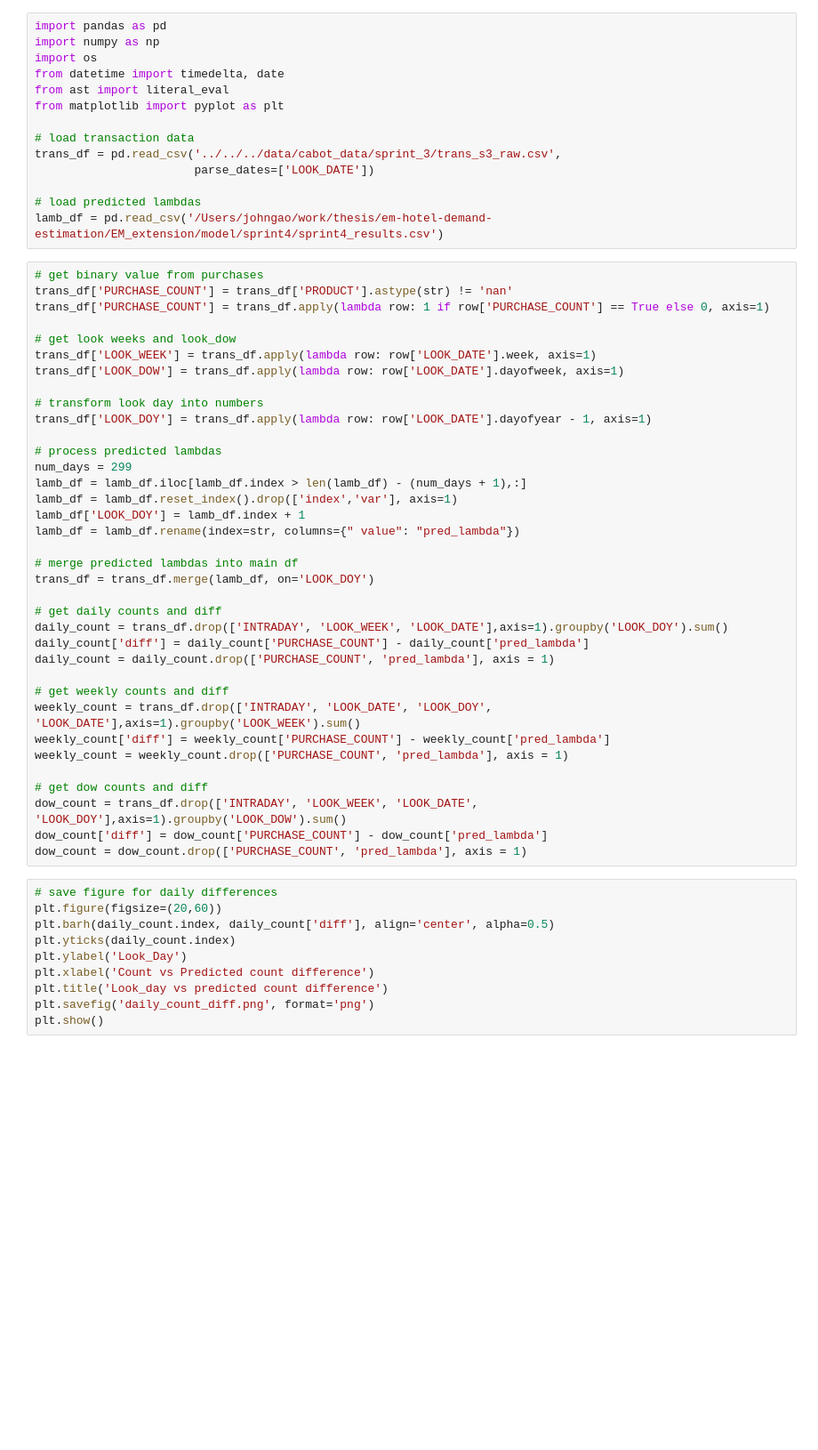
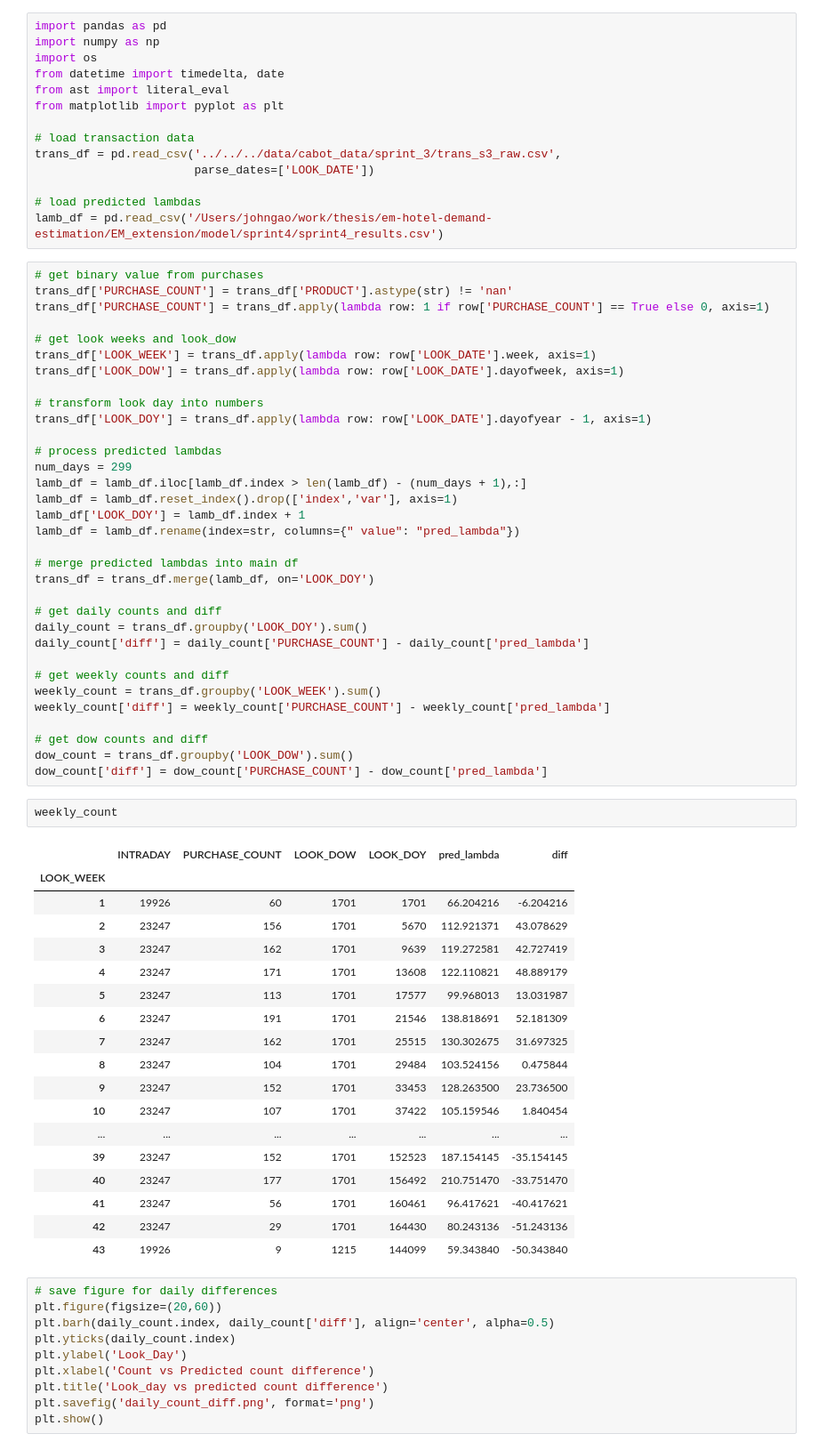
Before and after one commit to johngao2/EM-hotel-demand, a Jupyter notebook: EM_extension/model/sprint4/Result EDA.ipynb, the cells around one changed output. Shown at 89% size. Cells and saved outputs as stored; diff of their text form; blank space fills up the shorter version.

```diff
--- a/EM_extension/model/sprint4/Result EDA.ipynb
+++ b/EM_extension/model/sprint4/Result EDA.ipynb
@@ -35,19 +35,37 @@ lamb_df = lamb_df.rename(index=str, columns={" value": "pred_lambda"})
 trans_df = trans_df.merge(lamb_df, on='LOOK_DOY')
 
 # get daily counts and diff
-daily_count = trans_df.drop(['INTRADAY', 'LOOK_WEEK', 'LOOK_DATE'],axis=1).groupby('LOOK_DOY').sum()
+daily_count = trans_df.groupby('LOOK_DOY').sum()
 daily_count['diff'] = daily_count['PURCHASE_COUNT'] - daily_count['pred_lambda']
-daily_count = daily_count.drop(['PURCHASE_COUNT', 'pred_lambda'], axis = 1)
 
 # get weekly counts and diff
-weekly_count = trans_df.drop(['INTRADAY', 'LOOK_DATE', 'LOOK_DOY', 'LOOK_DATE'],axis=1).groupby('LOOK_WEEK').sum()
+weekly_count = trans_df.groupby('LOOK_WEEK').sum()
 weekly_count['diff'] = weekly_count['PURCHASE_COUNT'] - weekly_count['pred_lambda']
-weekly_count = weekly_count.drop(['PURCHASE_COUNT', 'pred_lambda'], axis = 1)
 
 # get dow counts and diff
-dow_count = trans_df.drop(['INTRADAY', 'LOOK_WEEK', 'LOOK_DATE', 'LOOK_DOY'],axis=1).groupby('LOOK_DOW').sum()
+dow_count = trans_df.groupby('LOOK_DOW').sum()
 dow_count['diff'] = dow_count['PURCHASE_COUNT'] - dow_count['pred_lambda']
-dow_count = dow_count.drop(['PURCHASE_COUNT', 'pred_lambda'], axis = 1)
+# %%
+weekly_count
+# %% [output]
+|  | INTRADAY | PURCHASE_COUNT | LOOK_DOW | LOOK_DOY | pred_lambda | diff |
+| LOOK_WEEK |  |  |  |  |  |  |
+| 1 | 19926 | 60 | 1701 | 1701 | 66.204216 | -6.204216 |
+| 2 | 23247 | 156 | 1701 | 5670 | 112.921371 | 43.078629 |
+| 3 | 23247 | 162 | 1701 | 9639 | 119.272581 | 42.727419 |
+| 4 | 23247 | 171 | 1701 | 13608 | 122.110821 | 48.889179 |
+| 5 | 23247 | 113 | 1701 | 17577 | 99.968013 | 13.031987 |
+| 6 | 23247 | 191 | 1701 | 21546 | 138.818691 | 52.181309 |
+| 7 | 23247 | 162 | 1701 | 25515 | 130.302675 | 31.697325 |
+| 8 | 23247 | 104 | 1701 | 29484 | 103.524156 | 0.475844 |
+| 9 | 23247 | 152 | 1701 | 33453 | 128.263500 | 23.736500 |
+| 10 | 23247 | 107 | 1701 | 37422 | 105.159546 | 1.840454 |
+| ... | ... | ... | ... | ... | ... | ... |
+| 39 | 23247 | 152 | 1701 | 152523 | 187.154145 | -35.154145 |
+| 40 | 23247 | 177 | 1701 | 156492 | 210.751470 | -33.751470 |
+| 41 | 23247 | 56 | 1701 | 160461 | 96.417621 | -40.417621 |
+| 42 | 23247 | 29 | 1701 | 164430 | 80.243136 | -51.243136 |
+| 43 | 19926 | 9 | 1215 | 144099 | 59.343840 | -50.343840 |
 # %%
 # save figure for daily differences
 plt.figure(figsize=(20,60))
```
Also changed, not shown: parts of 2 cells of this notebook, 1 other file.
